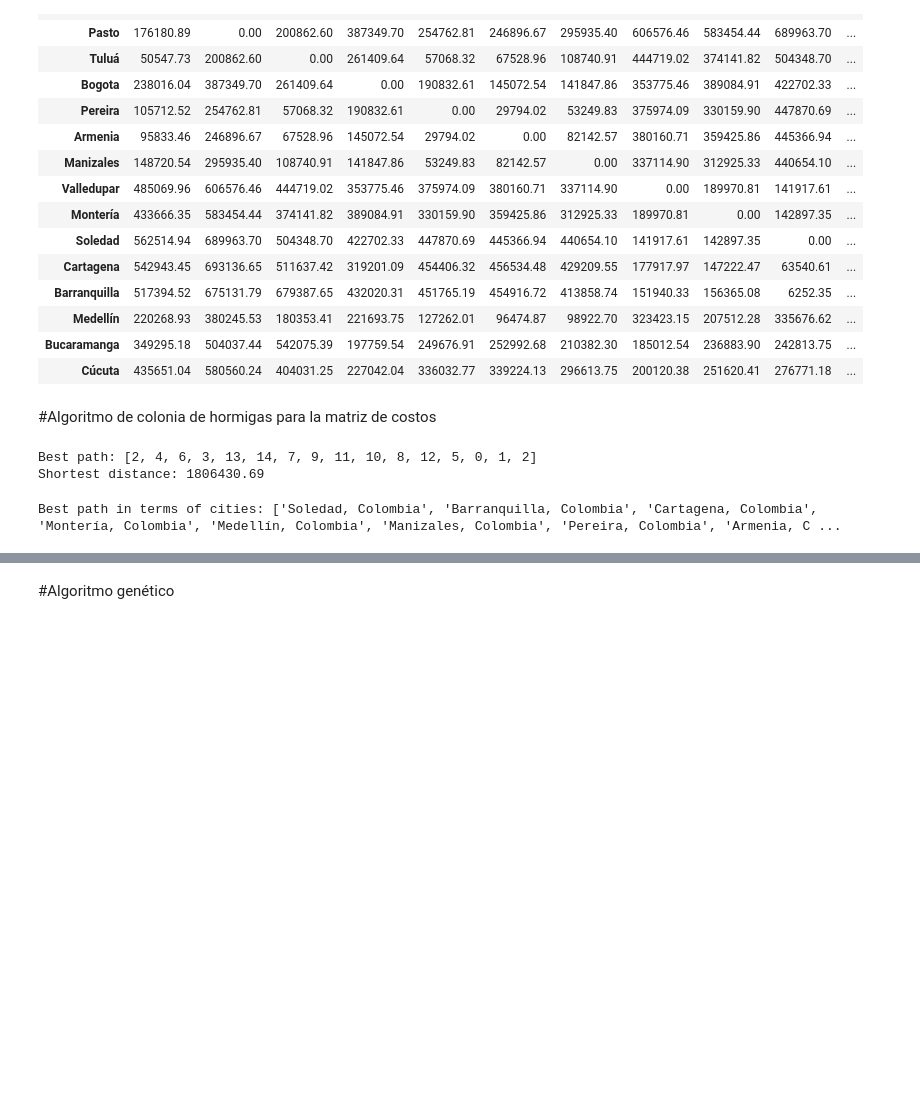
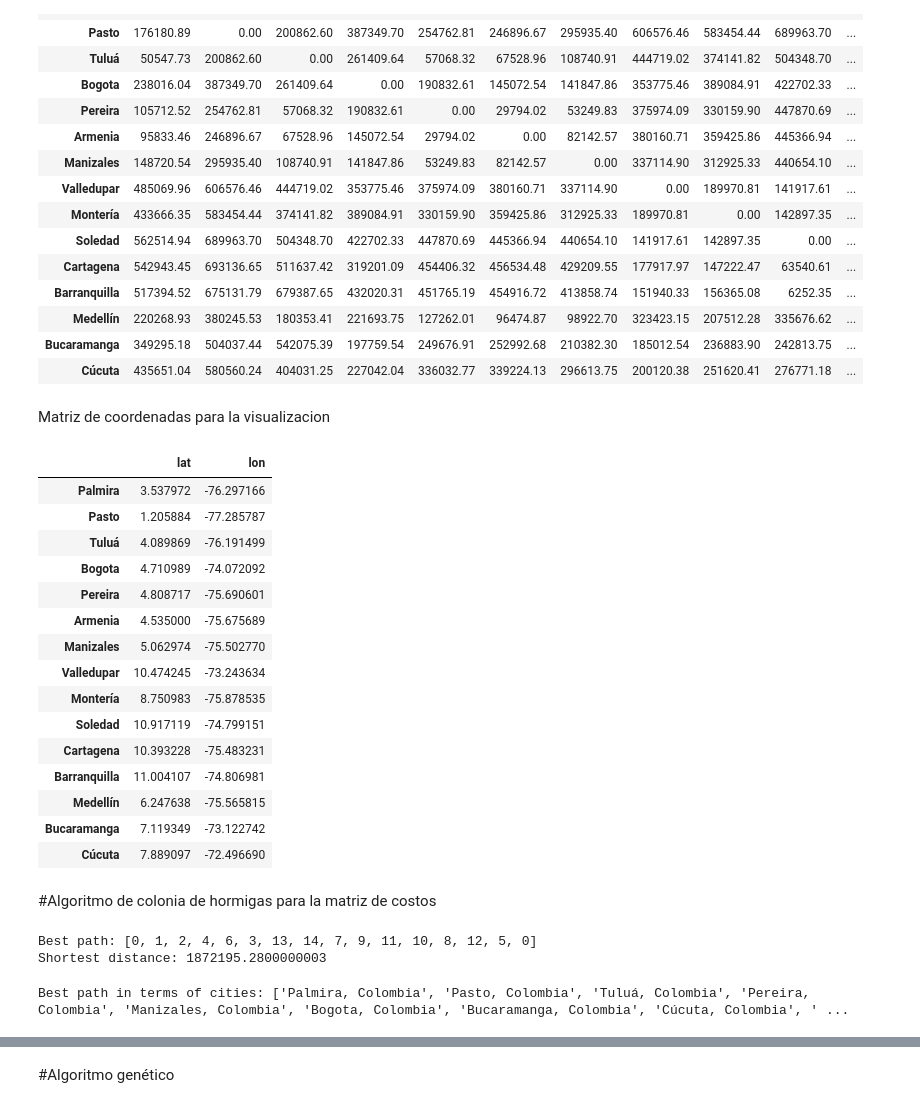
Before and after one commit to JPS1217/IRNA-Trabajo-01, a Jupyter notebook: IRNA_Trabajo_01_Punto_2.ipynb, the cells around one changed output, grey strips where cells are left out. Cells and saved outputs as stored; diff of their text form; code cells hidden in the pictures; blank space fills up the shorter version.

```diff
--- a/IRNA_Trabajo_01_Punto_2.ipynb
+++ b/IRNA_Trabajo_01_Punto_2.ipynb
@@ -452,6 +450,69 @@ display(display_cost_matrix)
 | Medellín | 220268.93 | 380245.53 | 180353.41 | 221693.75 | 127262.01 | 96474.87 | 98922.70 | 323423.15 | 207512.28 | 335676.62 | ... |
 | Bucaramanga | 349295.18 | 504037.44 | 542075.39 | 197759.54 | 249676.91 | 252992.68 | 210382.30 | 185012.54 | 236883.90 | 242813.75 | ... |
 | Cúcuta | 435651.04 | 580560.24 | 404031.25 | 227042.04 | 336032.77 | 339224.13 | 296613.75 | 200120.38 | 251620.41 | 276771.18 | ... |
+# %% [markdown]
+Matriz de coordenadas para la visualizacion
+# %%
+# Google Maps API key
+API_KEY = "AIzaSyCnVZFL-4djIS1HcMyE9P6eqXBOKO0oB4M"
+
+# Define the base URL for the geocoding API
+base_url = "https://maps.googleapis.com/maps/api/geocode/json?"
+
+# List of Colombian cities
+cities = ["Palmira, Colombia", "Pasto, Colombia", "Tuluá, Colombia", "Bogota, Colombia",
+         "Pereira, Colombia", "Armenia, Colombia", "Manizales, Colombia", "Valledupar, Colombia",
+         "Montería, Colombia", "Soledad, Colombia", "Cartagena, Colombia", "Barranquilla, Colombia",
+         "Medellín, Colombia", "Bucaramanga, Colombia", "Cúcuta, Colombia"]
+
+# Function to get coordinates for a city
+def get_coordinates(city):
+  url = base_url + f"address={city}&key={API_KEY}"
+  response = requests.get(url)
+  if response.status_code == 200:
+    data = response.json()
+    # Check if location results are found
+    if data['results']:
+      location = data['results'][0]['geometry']['location']
+      latitude = location['lat']
+      longitude = location['lng']
+      return [latitude, longitude]
+    else:
+      print(f"Location not found for: {city}")
+      return None
+  else:
+    print(f"Error: {response.status_code} - {response.text}")
+    return None
+
+# Get coordinates for each city and store in a list
+coordinates_list = np.zeros((15, 2))
+for i, city in enumerate(cities):  # Use enumerate for index tracking
+    coordinates = get_coordinates(city)
+    if coordinates:
+        coordinates_list[i, :] = [coordinates[0], coordinates[1]]  # Assign directly to both columns
+# %%
+# Print the resulting list of cities and coordinates
+#print(coordinates_list)
+display_coordinates_list = pd.DataFrame(coordinates_list.copy(), columns=["lat", "lon"], index = cities2)
+
+display(display_coordinates_list)
+# %% [output]
+|  | lat | lon |
+| Palmira | 3.537972 | -76.297166 |
+| Pasto | 1.205884 | -77.285787 |
+| Tuluá | 4.089869 | -76.191499 |
+| Bogota | 4.710989 | -74.072092 |
+| Pereira | 4.808717 | -75.690601 |
+| Armenia | 4.535000 | -75.675689 |
+| Manizales | 5.062974 | -75.502770 |
+| Valledupar | 10.474245 | -73.243634 |
+| Montería | 8.750983 | -75.878535 |
+| Soledad | 10.917119 | -74.799151 |
+| Cartagena | 10.393228 | -75.483231 |
+| Barranquilla | 11.004107 | -74.806981 |
+| Medellín | 6.247638 | -75.565815 |
+| Bucaramanga | 7.119349 | -73.122742 |
+| Cúcuta | 7.889097 | -72.496690 |
 # %% [markdown]
 #Algoritmo de colonia de hormigas para la matriz de costos
 # %%
@@ -540,8 +601,8 @@ best_path, shortest_distance = aco.run()
 print("Best path:", best_path)
 print("Shortest distance:", shortest_distance)
 # %% [output]
-Best path: [2, 4, 6, 3, 13, 14, 7, 9, 11, 10, 8, 12, 5, 0, 1, 2]
-Shortest distance: 1806430.69
+Best path: [0, 1, 2, 4, 6, 3, 13, 14, 7, 9, 11, 10, 8, 12, 5, 0]
+Shortest distance: 1872195.2800000003
 # %%
 #mapping
 city_mapping = {index: city for index, city in enumerate(cities)}
@@ -551,4 +612,4 @@ best_path_cities = [city_mapping[index] for index in best_path]
 
 print("Best path in terms of cities:", best_path_cities)
 # %% [output]
-Best path in terms of cities: ['Soledad, Colombia', 'Barranquilla, Colombia', 'Cartagena, Colombia', 'Montería, Colombia', 'Medellín, Colombia', 'Manizales, Colombia', 'Pereira, Colombia', 'Armenia, C ...
+Best path in terms of cities: ['Palmira, Colombia', 'Pasto, Colombia', 'Tuluá, Colombia', 'Pereira, Colombia', 'Manizales, Colombia', 'Bogota, Colombia', 'Bucaramanga, Colombia', 'Cúcuta, Colombia', ' ...
```
Also changed, not shown: parts of 12 cells of this notebook.
